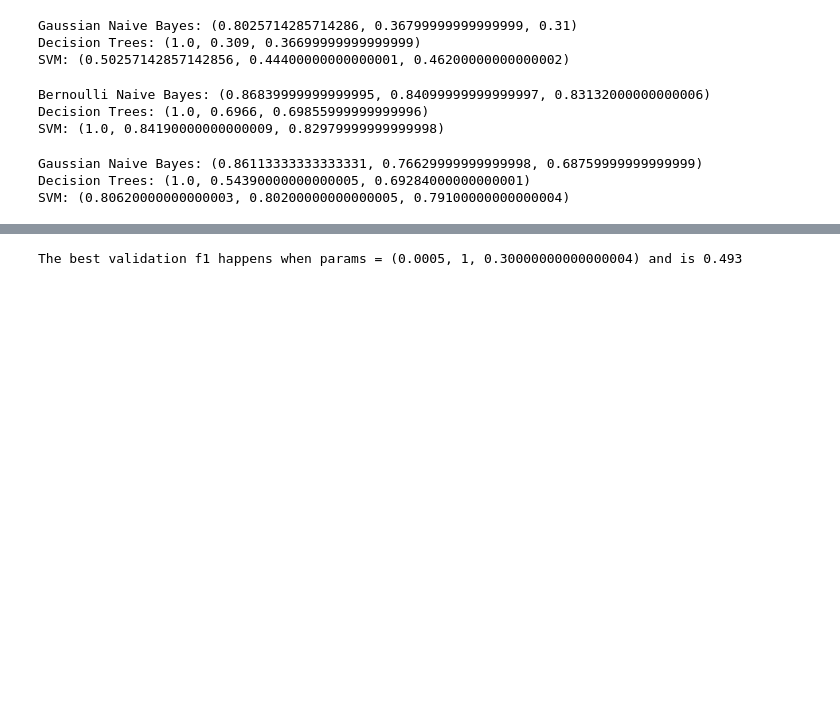
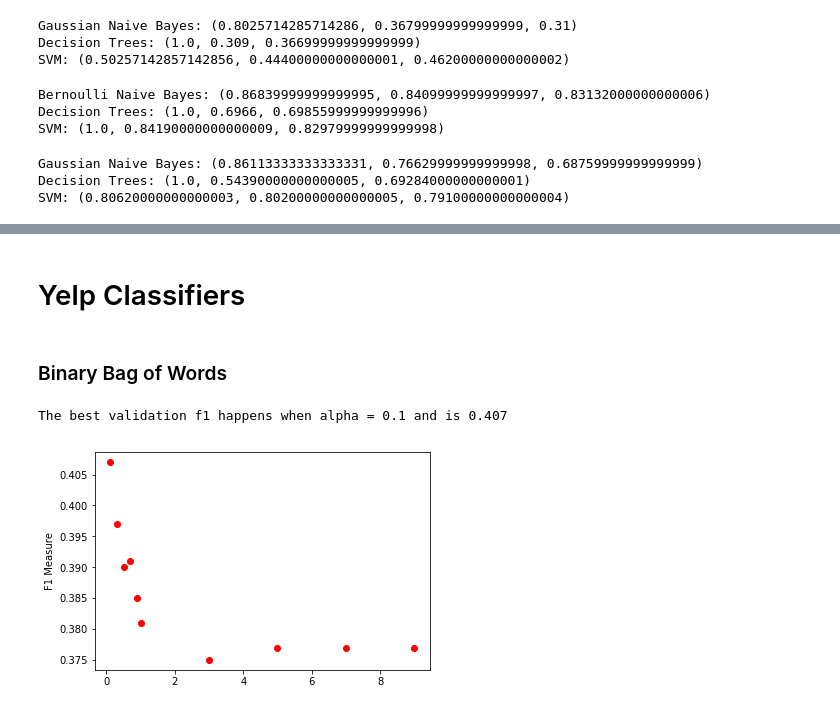
Before and after one commit to AsherWright/COMP511-machine-learning, a Jupyter notebook: Assignment 3/Assignment 3.ipynb, the cells around one changed output, grey strips where cells are left out. Drawn from its saved outputs; the diff is of its cells as text; code cells hidden in the pictures; blank space fills up the shorter version.

```diff
--- a/Assignment 3/Assignment 3.ipynb
+++ b/Assignment 3/Assignment 3.ipynb
@@ -346,34 +279,0 @@ plt.show()
-# %%
-# Next we will do decision trees
-f1_scores = []
-max_f1 = 0
-best_tol = 0
-best_max_iter = 0
-best_c = 0
-tols = []
-for exp in range(-6, 4):
-    for i in range(1, 10,4):
-        tols.append(i*10**exp)
-
-max_iters = (1, 2, 5, 10)
-
-cs = []
-for exp in range(-1, 1):
-    for i in range(1, 10,2):
-        cs.append(i*10**exp)
-
-for max_iter in max_iters:
-    for c in cs:
-        for tol in tols:
-            classifier = svm.LinearSVC(tol=tol, C=c, max_iter=max_iter)
-            score = run_classifier_validation(classifier, yelp_training_inputs[0],   yelp_train['Evaluation'],
-                                                        yelp_validation_inputs[0], yelp_valid['Evaluation'])
-            f1_scores.append(score)
-            if(score > max_f1):
-                max_f1 = score
-                best_tol= tol
-                best_max_iter = max_iter
-                best_c = c
-print("The best validation f1 happens when params = " + str((best_tol, best_max_iter, best_c)) + " and is " + str(max_f1))
-# %% [output]
-The best validation f1 happens when params = (0.0005, 1, 0.30000000000000004) and is 0.493
@@ -379,0 +361,12 @@ The best validation f1 happens when params = (0.0005, 1, 0.30000000000000004) an
+# %% [markdown]
+# Yelp Classifiers
+# %% [markdown]
+### Binary Bag of Words
+# %%
+#first we will do Bernoulli (YELP) BBOW
+best_yelp_classifiers = []
+alpha = validate_bernoulli(yelp_training_inputs[0], yelp_train['Evaluation'], yelp_validation_inputs[0], yelp_valid['Evaluation'])
+best_yelp_classifiers.append(("Bernoulli Naive Bayes: ", BernoulliNB(alpha=alpha)))
+# %% [output]
+The best validation f1 happens when alpha = 0.1 and is 0.407
+[figure, added]
```
Also changed, not shown: parts of 28 cells of this notebook.
